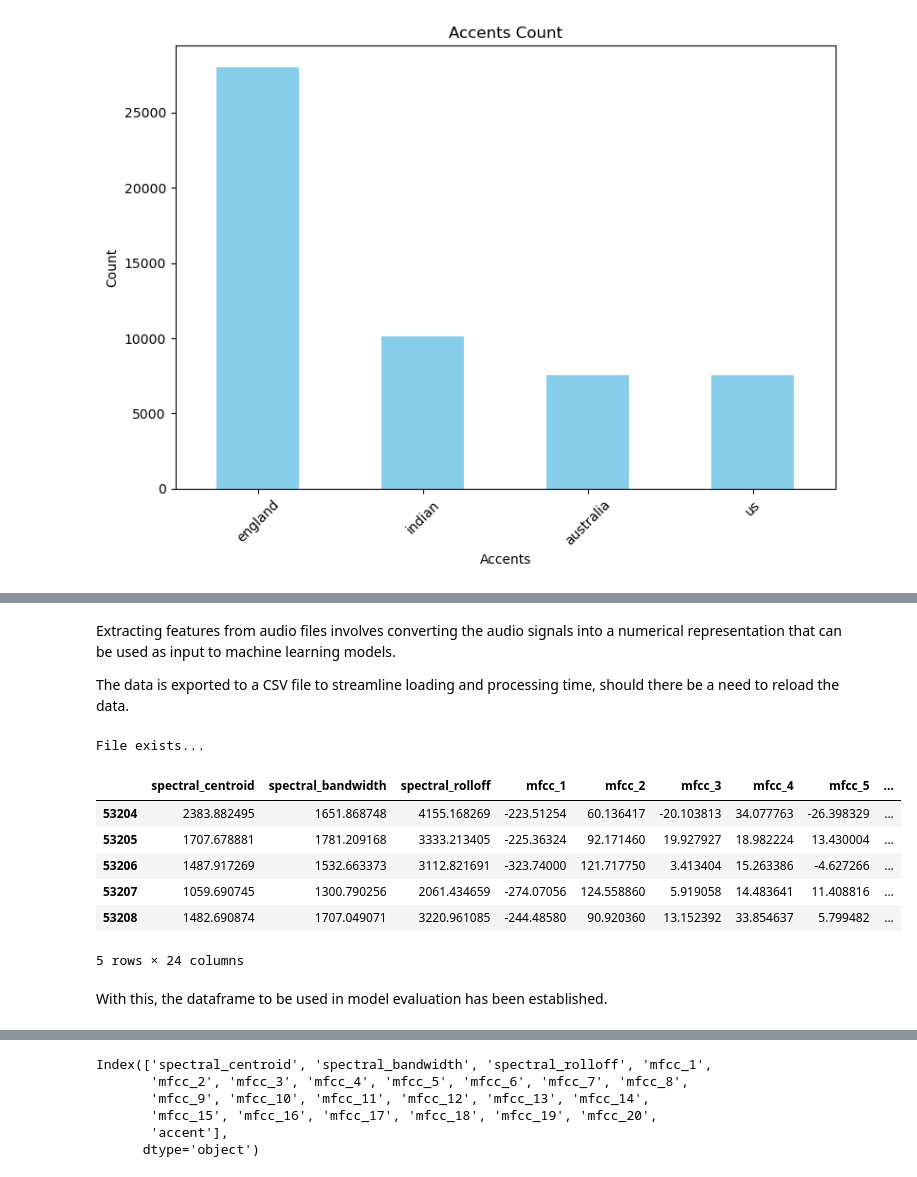
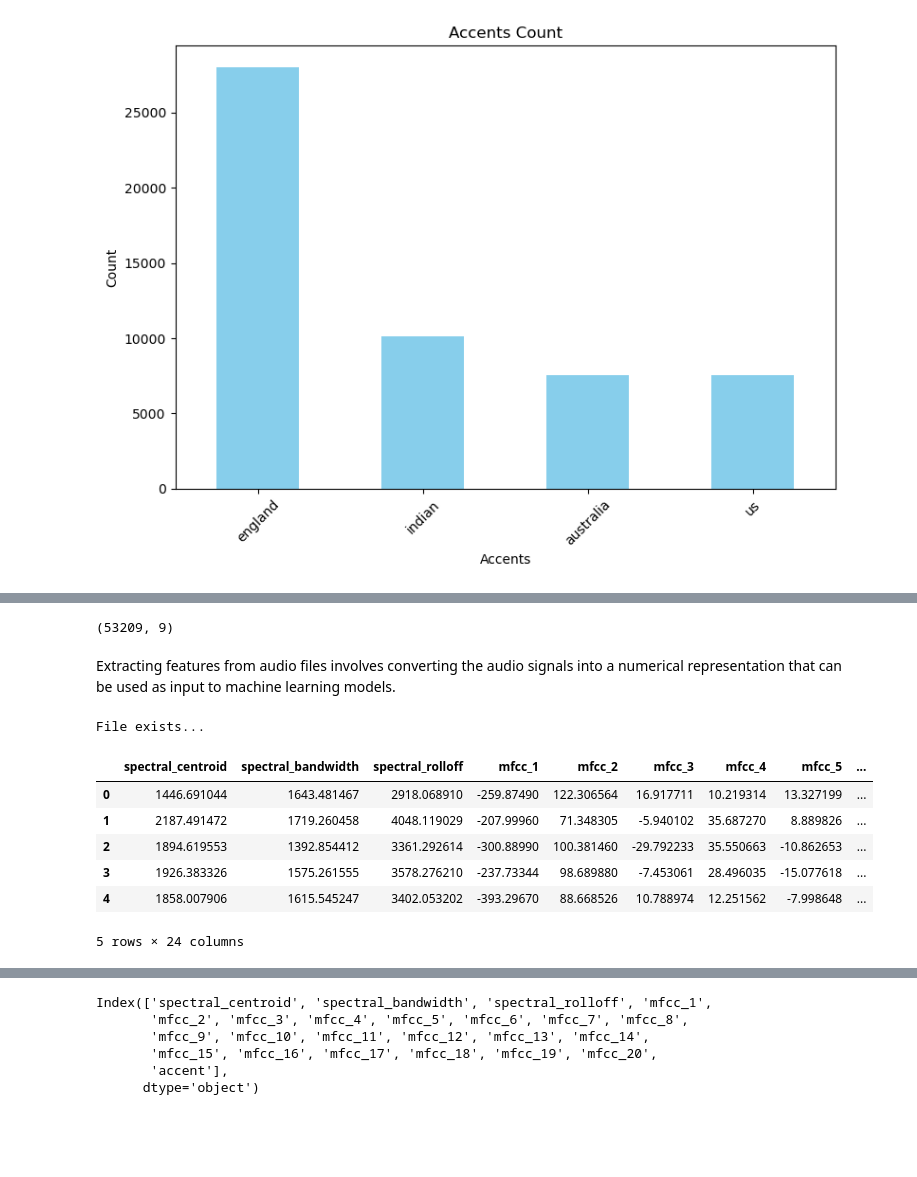
Before and after one commit to CristianPerafan/ArtificialIntelligenceProject, a Jupyter notebook: Delivery2/ExploratoryDataAnalysis2.ipynb, the cells around one changed output, grey strips where cells are left out. Drawn from its saved outputs; the diff is of its cells as text; code cells hidden in the pictures; blank space fills up the shorter version.

Commit message:
Feat:Update training model

```diff
--- a/Delivery2/ExploratoryDataAnalysis2.ipynb
+++ b/Delivery2/ExploratoryDataAnalysis2.ipynb
@@ -90,0 +163,4 @@ To achieve this, it has been decided to operate with the data that is most abund
+# %%
+df.dropna(subset=['accent'], inplace=True)
+df.reset_index(drop=True, inplace=True)
+df.isnull().sum()
@@ -158,0 +261,2 @@ In this project, the Librosa library was employed to extract features from audio
+# %%
+df["accent"] = df["accent"].map({"us": 1, "england": 2, "indian": 3, "australia": 4})
@@ -188,11 +293,13 @@ Thus, each audio file has been transformed into a useful representation for pred
+# %%
+df.shape
+# %% [output]
+(53209, 9)
 # %% [markdown]
 Extracting features from audio files involves converting the audio signals into a numerical representation that can be used as input to machine learning models.
-
-The data is exported to a CSV file to streamline loading and processing time, should there be a need to reload the data.
 # %%
 import os
 
-absolute_path = os.path.join(os.getcwd(), '../features', 'extracted_features.csv')
+absolute_path = os.path.join(os.getcwd(), '../features', 'extracted_features_2.csv')
 
 if os.path.exists(absolute_path):
     print('File exists...')
@@ -208,19 +315,17 @@ else :
             df_list.append(resulting_df)
 
     df = pd.concat(df_list, axis=0)
+    df.to_csv(absolute_path, index=False)
 # %% [output]
 File exists...
 # %%
 df.head()
-df.tail()
 # %% [output]
 |  | spectral_centroid | spectral_bandwidth | spectral_rolloff | mfcc_1 | mfcc_2 | mfcc_3 | mfcc_4 | mfcc_5 | ... |
-| 53204 | 2383.882495 | 1651.868748 | 4155.168269 | -223.51254 | 60.136417 | -20.103813 | 34.077763 | -26.398329 | ... |
-| 53205 | 1707.678881 | 1781.209168 | 3333.213405 | -225.36324 | 92.171460 | 19.927927 | 18.982224 | 13.430004 | ... |
-| 53206 | 1487.917269 | 1532.663373 | 3112.821691 | -323.74000 | 121.717750 | 3.413404 | 15.263386 | -4.627266 | ... |
-| 53207 | 1059.690745 | 1300.790256 | 2061.434659 | -274.07056 | 124.558860 | 5.919058 | 14.483641 | 11.408816 | ... |
-| 53208 | 1482.690874 | 1707.049071 | 3220.961085 | -244.48580 | 90.920360 | 13.152392 | 33.854637 | 5.799482 | ... |
+| 0 | 1446.691044 | 1643.481467 | 2918.068910 | -259.87490 | 122.306564 | 16.917711 | 10.219314 | 13.327199 | ... |
+| 1 | 2187.491472 | 1719.260458 | 4048.119029 | -207.99960 | 71.348305 | -5.940102 | 35.687270 | 8.889826 | ... |
+| 2 | 1894.619553 | 1392.854412 | 3361.292614 | -300.88990 | 100.381460 | -29.792233 | 35.550663 | -10.862653 | ... |
+| 3 | 1926.383326 | 1575.261555 | 3578.276210 | -237.73344 | 98.689880 | -7.453061 | 28.496035 | -15.077618 | ... |
+| 4 | 1858.007906 | 1615.545247 | 3402.053202 | -393.29670 | 88.668526 | 10.788974 | 12.251562 | -7.998648 | ... |
 5 rows × 24 columns
-# %% [markdown]
-With this, the dataframe to be used in model evaluation has been established.
 # %% [markdown]
```
Also changed, not shown: parts of 69 cells of this notebook, 3 other files.
